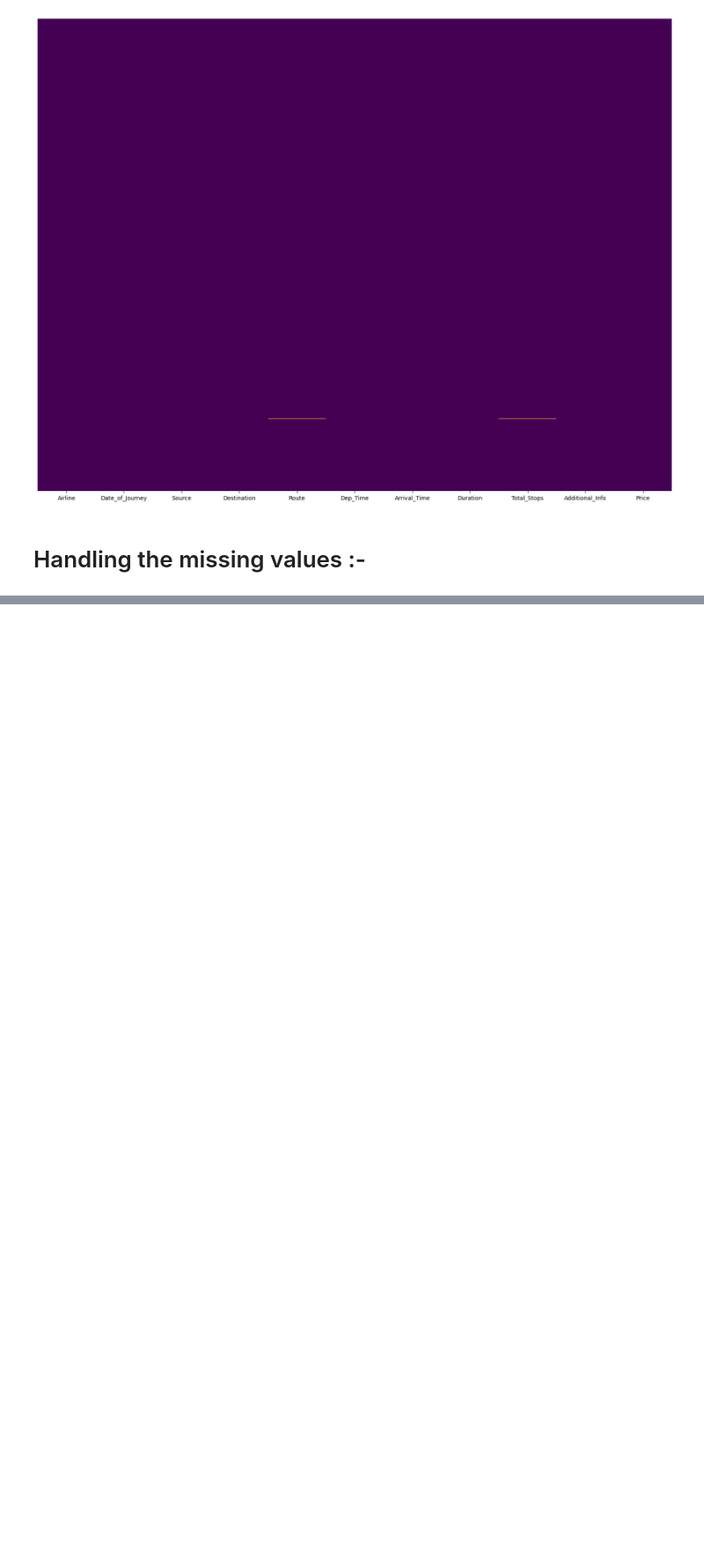
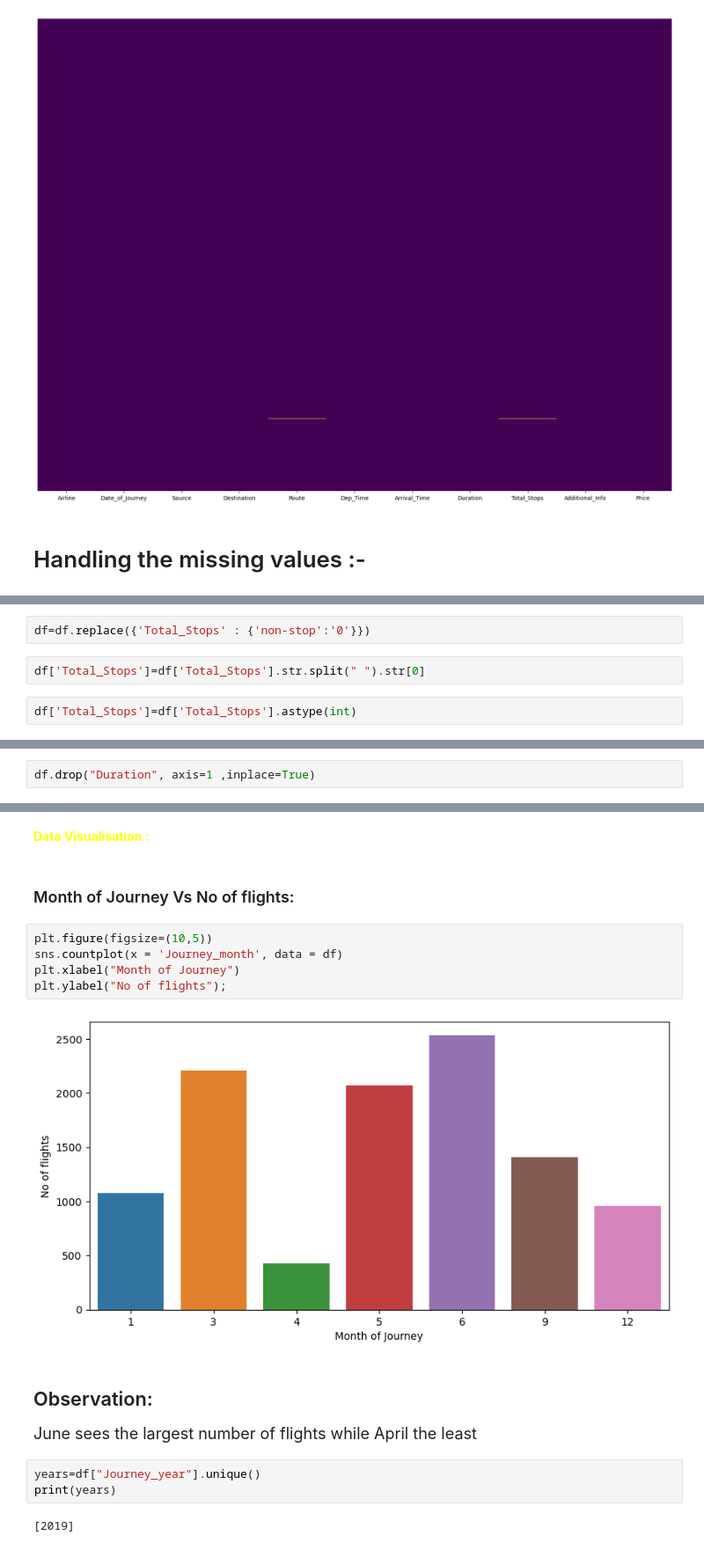
Before and after one commit to SreejoniMaj/ML-Flight-Project, a Jupyter notebook: Flight Project.ipynb, the cells around one changed output, grey strips where cells are left out. Shown at 88% size. Cells and saved outputs as stored; diff of their text form; blank space fills up the shorter version.

```diff
--- a/Flight Project.ipynb
+++ b/Flight Project.ipynb
@@ -590,0 +717,6 @@ df1[df1.Route.isna()]
+# %%
+df=df.replace({'Total_Stops' : {'non-stop':'0'}})
+# %%
+df['Total_Stops']=df['Total_Stops'].str.split(" ").str[0]
+# %%
+df['Total_Stops']=df['Total_Stops'].astype(int)
@@ -590,0 +742,2 @@ df1[df1.Route.isna()]
+# %%
+df.drop("Duration", axis=1 ,inplace=True)
@@ -590,0 +751,19 @@ df1[df1.Route.isna()]
+# %% [markdown]
+<span style="color:yellow"><font size=5.5em><b>Data Visualisation :</b></font></span>
+# %% [markdown]
+### Month of Journey Vs No of flights:
+# %%
+plt.figure(figsize=(10,5))
+sns.countplot(x = 'Journey_month', data = df)
+plt.xlabel("Month of Journey")
+plt.ylabel("No of flights");
+# %% [output]
+[figure, added]
+# %% [markdown]
+## Observation:
+<font size=4>June sees the largest number of flights while April the least</font>
+# %%
+years=df["Journey_year"].unique()
+print(years)
+# %% [output]
+[2019]
```
Also changed, not shown: parts of 90 cells of this notebook.
